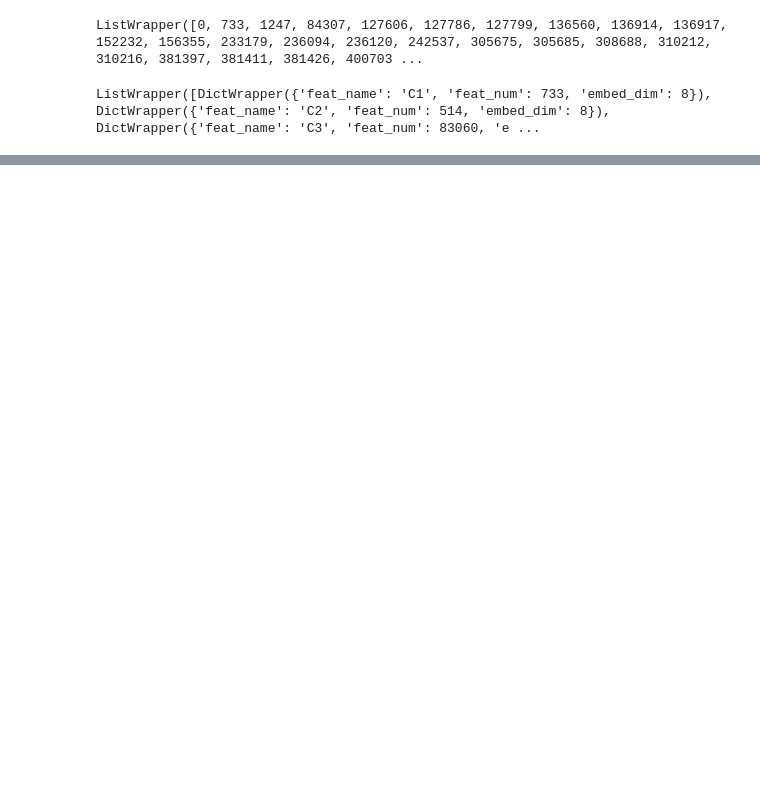
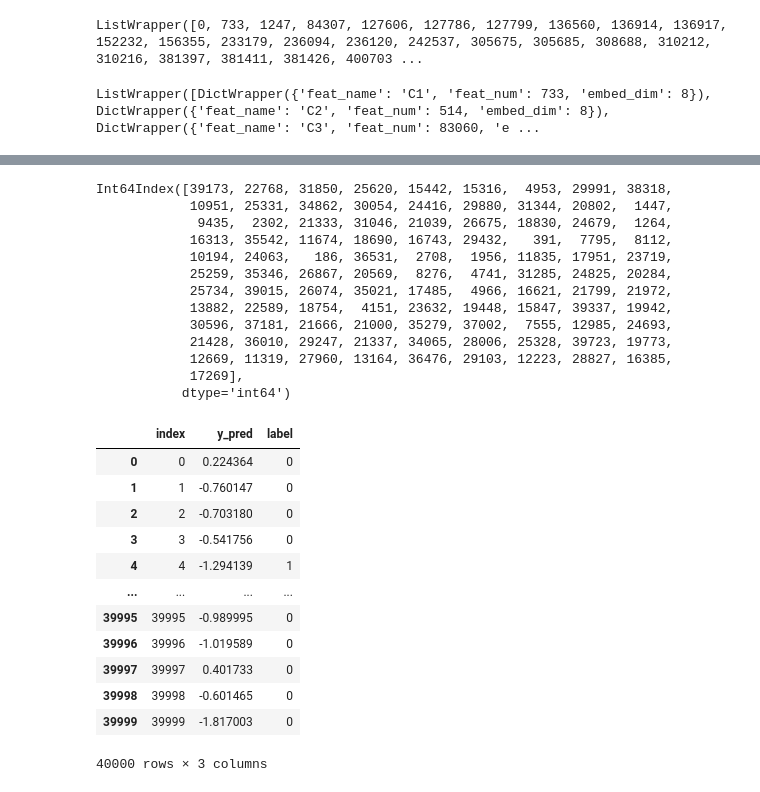
Before and after one commit to datasciencekun/starmie, a Jupyter notebook: recall/factor_machine_demo.ipynb, the cells around one changed output, grey strips where cells are left out. Cells and saved outputs as stored; diff of their text form; code cells hidden in the pictures; blank space fills up the shorter version.

```diff
--- a/recall/factor_machine_demo.ipynb
+++ b/recall/factor_machine_demo.ipynb
@@ -317,0 +410,3 @@ ListWrapper([DictWrapper({'feat_name': 'C1', 'feat_num': 733, 'embed_dim': 8}),
+# %%
+user_embedding = get_user_embedding(user_recall_df.values, user_index_mapping, model.fm.V)
+user_embedding
@@ -317,0 +428,3 @@ ListWrapper([DictWrapper({'feat_name': 'C1', 'feat_num': 733, 'embed_dim': 8}),
+# %%
+item_embedding = get_item_embedding(item_recall_df.values, item_index_mapping, model.fm.V, model.fm.w)
+item_embedding
@@ -317,0 +464,37 @@ ListWrapper([DictWrapper({'feat_name': 'C1', 'feat_num': 733, 'embed_dim': 8}),
+# %%
+index = 4119
+
+tmp = tf.reduce_sum(tf.multiply(user_embedding[index], item_embedding), axis=1)
+result_df = pd.DataFrame(tmp, columns=['y_pred']).reset_index()
+result_df['label'] = recall_df['label']
+recalled_index = result_df.sort_values(["y_pred"], ascending=False).head(100).index
+
+recalled_index
+result_df
+# %% [output]
+Int64Index([39173, 22768, 31850, 25620, 15442, 15316,  4953, 29991, 38318,
+            10951, 25331, 34862, 30054, 24416, 29880, 31344, 20802,  1447,
+             9435,  2302, 21333, 31046, 21039, 26675, 18830, 24679,  1264,
+            16313, 35542, 11674, 18690, 16743, 29432,   391,  7795,  8112,
+            10194, 24063,   186, 36531,  2708,  1956, 11835, 17951, 23719,
+            25259, 35346, 26867, 20569,  8276,  4741, 31285, 24825, 20284,
+            25734, 39015, 26074, 35021, 17485,  4966, 16621, 21799, 21972,
+            13882, 22589, 18754,  4151, 23632, 19448, 15847, 39337, 19942,
+            30596, 37181, 21666, 21000, 35279, 37002,  7555, 12985, 24693,
+            21428, 36010, 29247, 21337, 34065, 28006, 25328, 39723, 19773,
+            12669, 11319, 27960, 13164, 36476, 29103, 12223, 28827, 16385,
+            17269],
+           dtype='int64')
+|  | index | y_pred | label |
+| 0 | 0 | 0.224364 | 0 |
+| 1 | 1 | -0.760147 | 0 |
+| 2 | 2 | -0.703180 | 0 |
+| 3 | 3 | -0.541756 | 0 |
+| 4 | 4 | -1.294139 | 1 |
+| ... | ... | ... | ... |
+| 39995 | 39995 | -0.989995 | 0 |
+| 39996 | 39996 | -1.019589 | 0 |
+| 39997 | 39997 | 0.401733 | 0 |
+| 39998 | 39998 | -0.601465 | 0 |
+| 39999 | 39999 | -1.817003 | 0 |
+40000 rows × 3 columns
```
Also changed, not shown: parts of 17 cells of this notebook, 4 other files.
